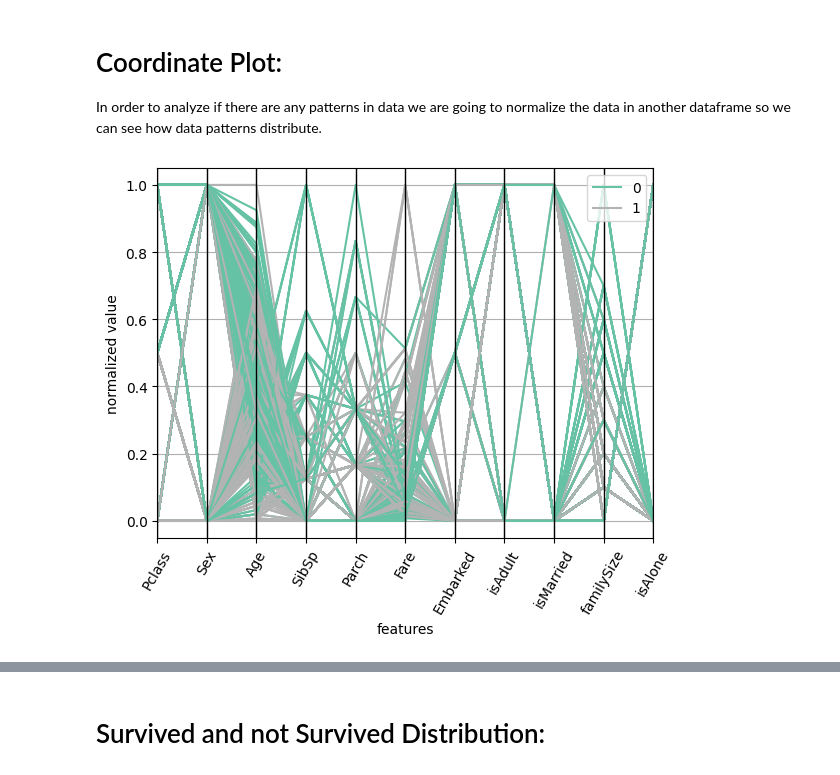
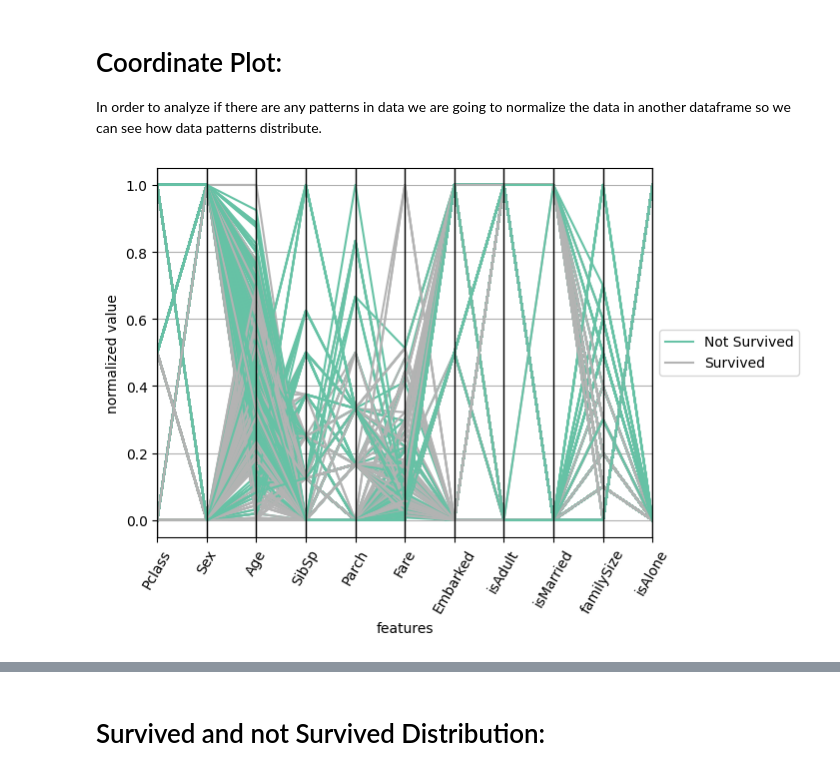
Before and after one commit to rocholaky/TitanicDataset, a Jupyter notebook: EDA.ipynb, the cells around one changed output, grey strips where cells are left out. Cells and saved outputs as stored; diff of their text form; code cells hidden in the pictures.

```diff
--- a/EDA.ipynb
+++ b/EDA.ipynb
@@ -295,10 +346,11 @@ normalized_data["Survived"] = train_df["Survived"]
 # %%
 from pandas.plotting import parallel_coordinates
 
 parallel_coordinates(normalized_data, 'Survived', colormap=plt.get_cmap("Set2"))
 plt.xticks(rotation=60)
 plt.xlabel("features")
 plt.ylabel("normalized value")
+plt.legend(["Not Survived", "Survived"], loc='center left', bbox_to_anchor=(1, 0.5))
 plt.show()
 # %% [output]
-[figure, old version]
+[figure, new version]
```
Also changed, not shown: parts of 16 cells of this notebook, 8 other files.
